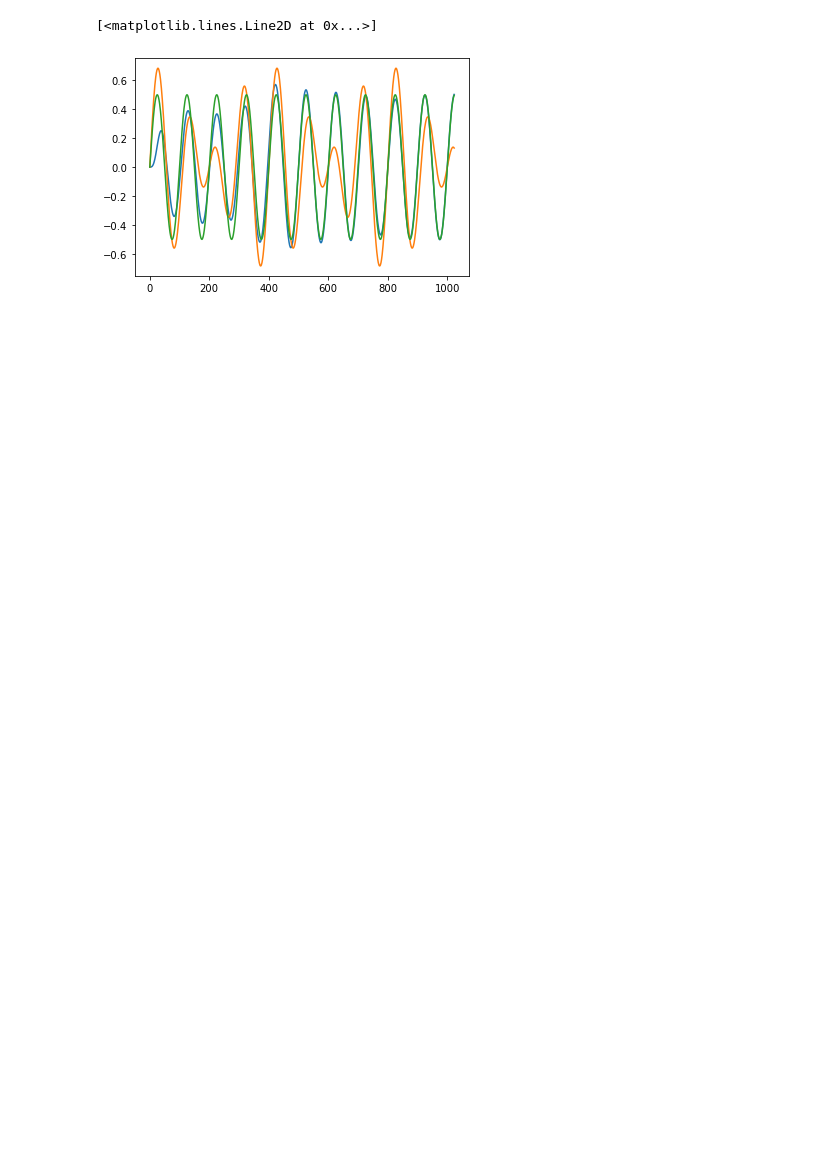
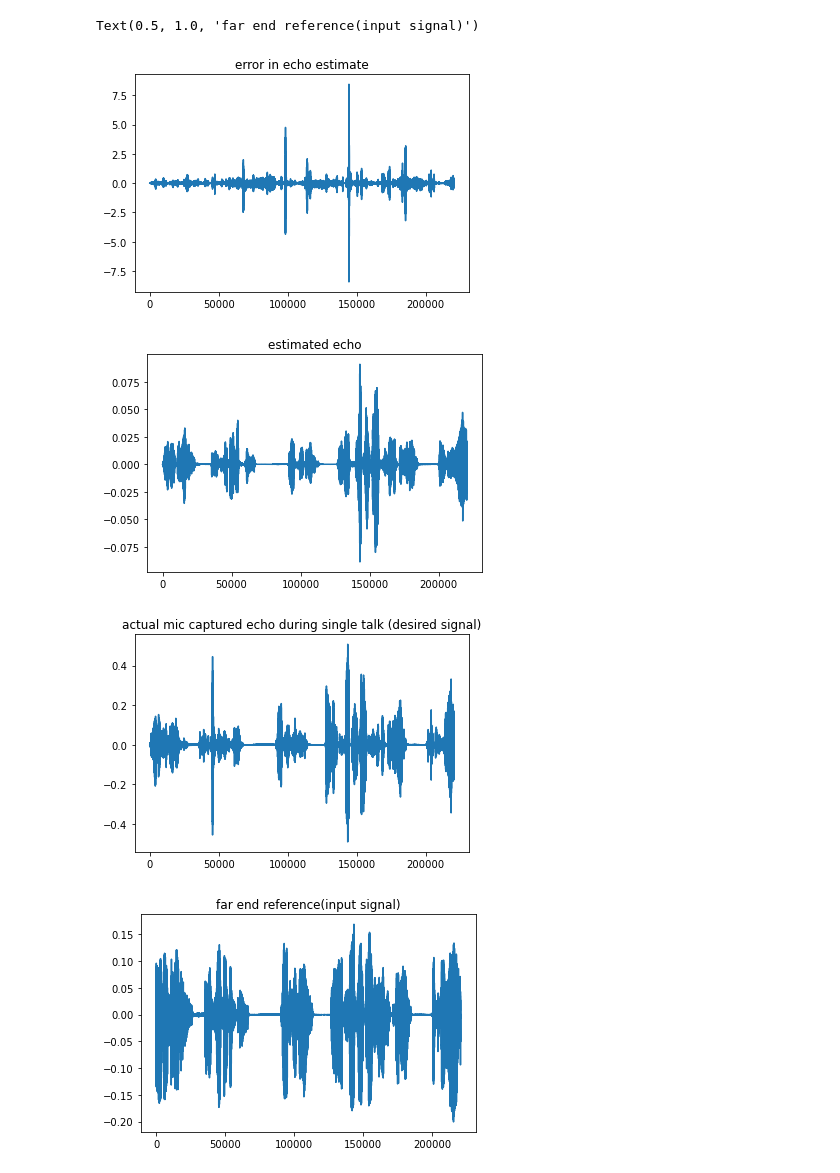
Before and after one commit to pkamath7/AEC_RES, a Jupyter notebook: utils/customfilters.ipynb, the cells around one changed output. Cells and saved outputs as stored; diff of their text form; code cells hidden in the pictures; blank space fills up the shorter version.

Commit message:
Updated file to reference aec media files. NLMS filter working with sample audio
Updated file to reference aec media files. NLMS filter working with sample audio

```diff
--- a/utils/customfilters.ipynb
+++ b/utils/customfilters.ipynb
@@ -5,6 +5,11 @@ import matplotlib.pyplot as plt
 # %%
 x=0.2*librosa.tone(440,sr=44000,length=1024)+0.3*librosa.tone(330,sr=44000,length=1024)
 d=0.5*librosa.tone(440,sr=44000,length=1024)
+# %%
+d,sr= librosa.load('../media/nearend_mic_fileid_0.wav')
+x,sr=librosa.load('../media/farend_speech_fileid_0.wav')
+echo,sr=librosa.load('../media/echo_fileid_0.wav')
+near_end,sr= librosa.load('../media/nearend_speech_fileid_0.wav')
 # %%
 def lms(x,d,mu,taps):
     N=len(x)
@@ -92,10 +97,11 @@ class NLMS(AdaptiveFilters):
         #return current output sample, current error sample and current weights
         return (y,e,w)
 # %%
-(y,e,w)= lms(x,d,0.01,256)
-
-plt.plot(y)
-plt.plot(x)
-plt.plot(d)
+(y,e,w)= lms(x,d,0.1,1024)
+plt.figure()
+plt.plot(near_end)
+plt.figure()
+plt.plot(e)
+#plt.plot(d)
 # %% [output]
 [<matplotlib.lines.Line2D at 0x...>]
@@ -118,15 +125,28 @@ plt.plot(d)
 # %%
-#test wrapper for NLMS filter
-lmscls= NLMS(0.01,256)
-
+#test wrapper for NLMS filter on aec data for single talk case
+taps=512
+lmscls= NLMS(0.05,taps)
+w=np.zeros((taps,1))
 y=np.zeros_like(x)
 e=np.zeros_like(x)
 for i in range(0,len(x)):
-    (y[i],e[i],w)=lmscls.run(x[i],d[i])
+    (y[i],e[i],w)=lmscls.run(x[i],echo[i])
 
+plt.figure()
+plt.plot(e)
+plt.title("error in echo estimate")
+plt.figure()
 plt.plot(y)
+plt.title("estimated echo")
+plt.figure()
+plt.plot(echo)
+plt.title("actual mic captured echo during single talk (desired signal)")
+plt.figure()
 plt.plot(x)
-plt.plot(d)
+plt.title("far end reference(input signal)")
 # %% [output]
-[<matplotlib.lines.Line2D at 0x...>]
+Text(0.5, 1.0, 'far end reference(input signal)')
-[figure, old version]
+[figure, new version]
+[figure, added]
+[figure, added]
+[figure, added]
```
Also changed, not shown: parts of 2 cells of this notebook.
